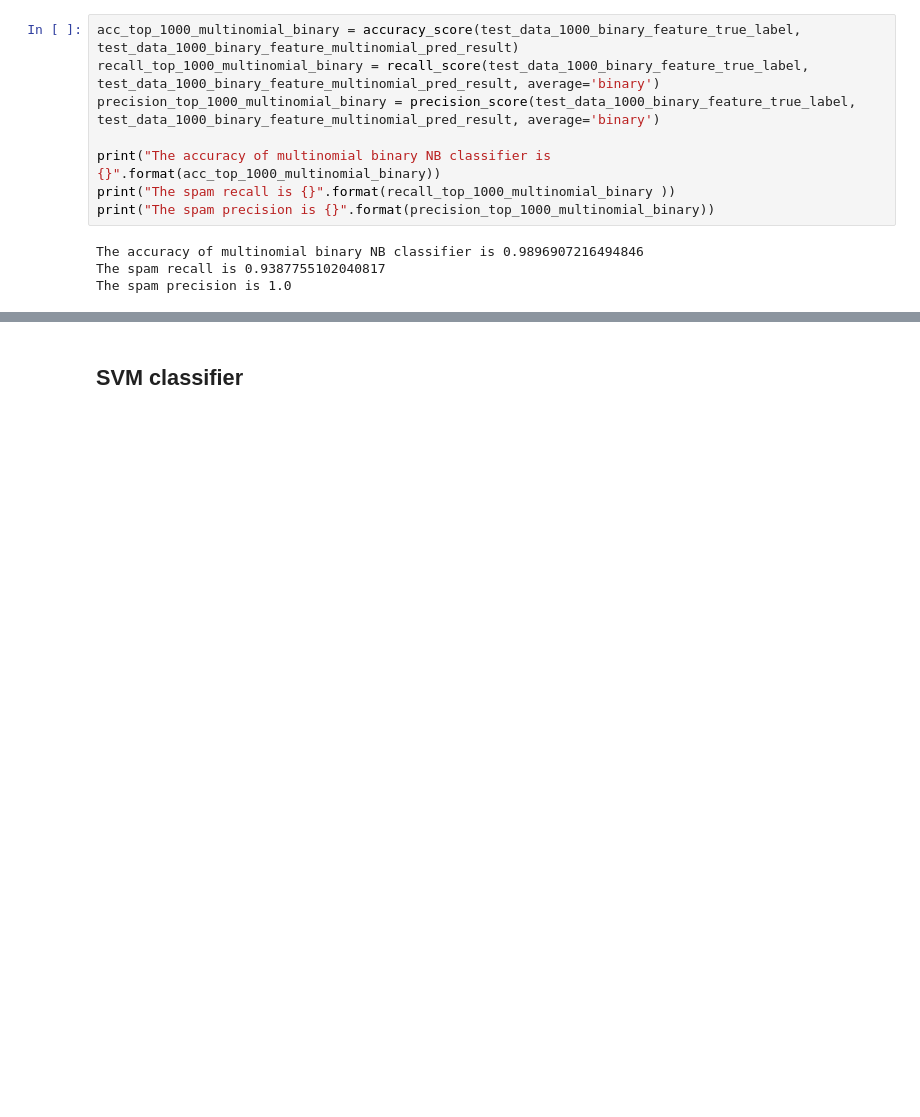
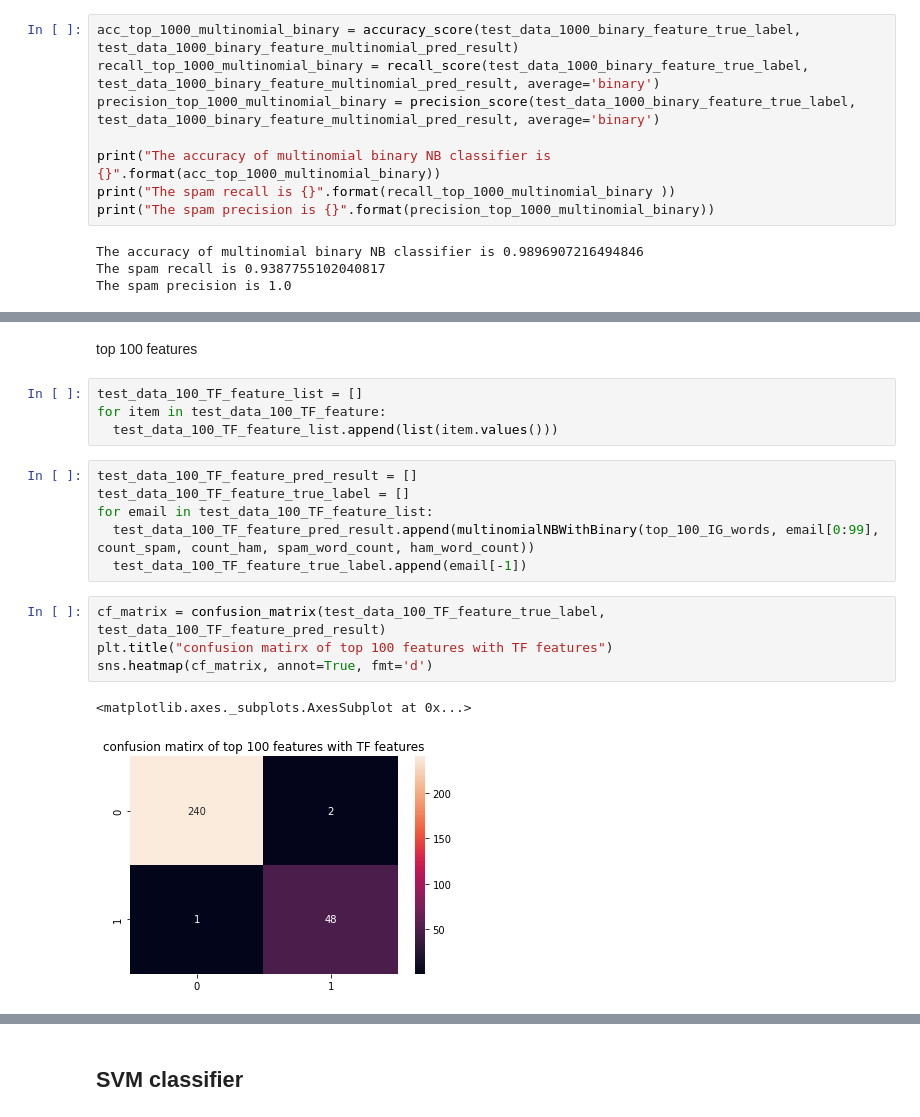
Before and after one commit to yeb2Binfang/ECE-GY-9163-ML-cyber, a Jupyter notebook: Lab/MLSec_Lab1.ipynb, the cells around one changed output, grey strips where cells are left out. Saved outputs shown, nothing was run; the diff lists cells and outputs as text; blank space fills up the shorter version.

```diff
--- a/Lab/MLSec_Lab1.ipynb
+++ b/Lab/MLSec_Lab1.ipynb
@@ -707,0 +801,19 @@ The spam precision is 1.0
+# %% [markdown]
+top 100 features
+# %%
+test_data_100_TF_feature_list = []
+for item in test_data_100_TF_feature:
+  test_data_100_TF_feature_list.append(list(item.values()))
+# %%
+test_data_100_TF_feature_pred_result = []
+test_data_100_TF_feature_true_label = []
+for email in test_data_100_TF_feature_list:
+  test_data_100_TF_feature_pred_result.append(multinomialNBWithBinary(top_100_IG_words, email[0:99], count_spam, count_ham, spam_word_count, ham_word_count))
+  test_data_100_TF_feature_true_label.append(email[-1])
+# %%
+cf_matrix = confusion_matrix(test_data_100_TF_feature_true_label, test_data_100_TF_feature_pred_result)
+plt.title("confusion matirx of top 100 features with TF features")
+sns.heatmap(cf_matrix, annot=True, fmt='d')
+# %% [output]
+<matplotlib.axes._subplots.AxesSubplot at 0x...>
+[figure, added]
```
Also changed, not shown: parts of 27 cells of this notebook.
